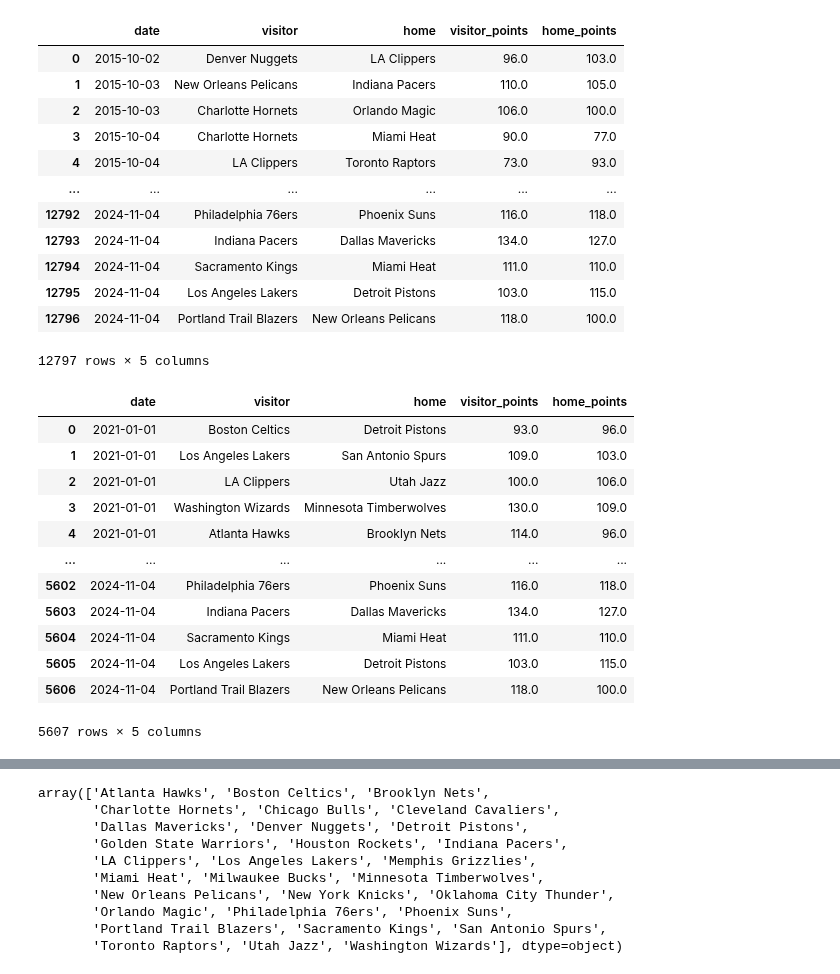
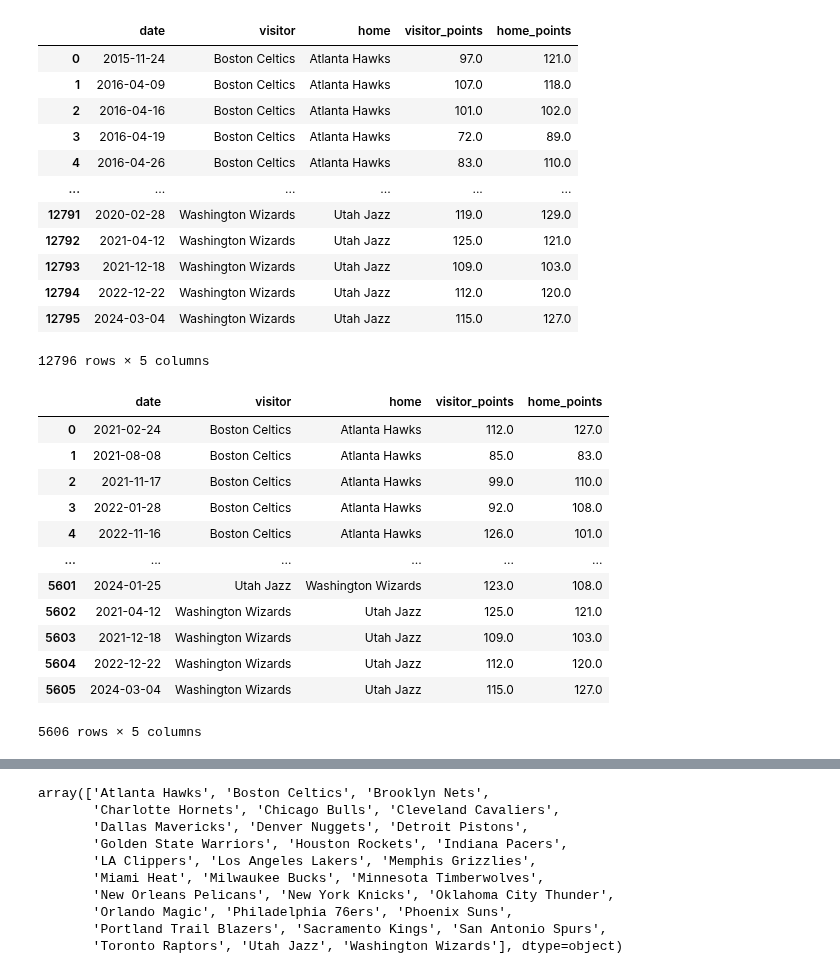
Before and after one commit to VincentGordon-Data-Analyst/nba-api, a Jupyter notebook: betting_analysis.ipynb, the cells around one changed output, grey strips where cells are left out. Drawn from its saved outputs; the diff is of its cells as text; code cells hidden in the pictures.

```diff
--- a/betting_analysis.ipynb
+++ b/betting_analysis.ipynb
@@ -5,22 +5,22 @@ import matplotlib.pyplot as plt
 import datetime as dt
 import statistics
 # %%
-df = pd.read_csv(f'./data/finalMergedSet.csv')
+df = pd.read_csv(f'./data/2015-2024_apiGameScores.csv')
 df
 # %% [output]
 |  | date | visitor | home | visitor_points | home_points |
-| 0 | 2015-10-02 | Denver Nuggets | LA Clippers | 96.0 | 103.0 |
-| 1 | 2015-10-03 | New Orleans Pelicans | Indiana Pacers | 110.0 | 105.0 |
-| 2 | 2015-10-03 | Charlotte Hornets | Orlando Magic | 106.0 | 100.0 |
-| 3 | 2015-10-04 | Charlotte Hornets | Miami Heat | 90.0 | 77.0 |
-| 4 | 2015-10-04 | LA Clippers | Toronto Raptors | 73.0 | 93.0 |
+| 0 | 2015-11-24 | Boston Celtics | Atlanta Hawks | 97.0 | 121.0 |
+| 1 | 2016-04-09 | Boston Celtics | Atlanta Hawks | 107.0 | 118.0 |
+| 2 | 2016-04-16 | Boston Celtics | Atlanta Hawks | 101.0 | 102.0 |
+| 3 | 2016-04-19 | Boston Celtics | Atlanta Hawks | 72.0 | 89.0 |
+| 4 | 2016-04-26 | Boston Celtics | Atlanta Hawks | 83.0 | 110.0 |
 | ... | ... | ... | ... | ... | ... |
-| 12792 | 2024-11-04 | Philadelphia 76ers | Phoenix Suns | 116.0 | 118.0 |
-| 12793 | 2024-11-04 | Indiana Pacers | Dallas Mavericks | 134.0 | 127.0 |
-| 12794 | 2024-11-04 | Sacramento Kings | Miami Heat | 111.0 | 110.0 |
-| 12795 | 2024-11-04 | Los Angeles Lakers | Detroit Pistons | 103.0 | 115.0 |
-| 12796 | 2024-11-04 | Portland Trail Blazers | New Orleans Pelicans | 118.0 | 100.0 |
+| 12791 | 2020-02-28 | Washington Wizards | Utah Jazz | 119.0 | 129.0 |
+| 12792 | 2021-04-12 | Washington Wizards | Utah Jazz | 125.0 | 121.0 |
+| 12793 | 2021-12-18 | Washington Wizards | Utah Jazz | 109.0 | 103.0 |
+| 12794 | 2022-12-22 | Washington Wizards | Utah Jazz | 112.0 | 120.0 |
+| 12795 | 2024-03-04 | Washington Wizards | Utah Jazz | 115.0 | 127.0 |
-12797 rows × 5 columns
+12796 rows × 5 columns
 # %%
 # Take games between chosen years
 start_year = 2021
@@ -37,18 +37,18 @@ filtered_df = filtered_df.reset_index(drop=True)
 filtered_df
 # %% [output]
 |  | date | visitor | home | visitor_points | home_points |
-| 0 | 2021-01-01 | Boston Celtics | Detroit Pistons | 93.0 | 96.0 |
-| 1 | 2021-01-01 | Los Angeles Lakers | San Antonio Spurs | 109.0 | 103.0 |
-| 2 | 2021-01-01 | LA Clippers | Utah Jazz | 100.0 | 106.0 |
-| 3 | 2021-01-01 | Washington Wizards | Minnesota Timberwolves | 130.0 | 109.0 |
-| 4 | 2021-01-01 | Atlanta Hawks | Brooklyn Nets | 114.0 | 96.0 |
+| 0 | 2021-02-24 | Boston Celtics | Atlanta Hawks | 112.0 | 127.0 |
+| 1 | 2021-08-08 | Boston Celtics | Atlanta Hawks | 85.0 | 83.0 |
+| 2 | 2021-11-17 | Boston Celtics | Atlanta Hawks | 99.0 | 110.0 |
+| 3 | 2022-01-28 | Boston Celtics | Atlanta Hawks | 92.0 | 108.0 |
+| 4 | 2022-11-16 | Boston Celtics | Atlanta Hawks | 126.0 | 101.0 |
 | ... | ... | ... | ... | ... | ... |
-| 5602 | 2024-11-04 | Philadelphia 76ers | Phoenix Suns | 116.0 | 118.0 |
-| 5603 | 2024-11-04 | Indiana Pacers | Dallas Mavericks | 134.0 | 127.0 |
-| 5604 | 2024-11-04 | Sacramento Kings | Miami Heat | 111.0 | 110.0 |
-| 5605 | 2024-11-04 | Los Angeles Lakers | Detroit Pistons | 103.0 | 115.0 |
-| 5606 | 2024-11-04 | Portland Trail Blazers | New Orleans Pelicans | 118.0 | 100.0 |
+| 5601 | 2024-01-25 | Utah Jazz | Washington Wizards | 123.0 | 108.0 |
+| 5602 | 2021-04-12 | Washington Wizards | Utah Jazz | 125.0 | 121.0 |
+| 5603 | 2021-12-18 | Washington Wizards | Utah Jazz | 109.0 | 103.0 |
+| 5604 | 2022-12-22 | Washington Wizards | Utah Jazz | 112.0 | 120.0 |
+| 5605 | 2024-03-04 | Washington Wizards | Utah Jazz | 115.0 | 127.0 |
-5607 rows × 5 columns
+5606 rows × 5 columns
 # %%
 def possible_outcome(dataframe, away_team, home_team, first_line):
     # Filter the dataframe for the specific matchup
```
Also changed, not shown: parts of 1 cell of this notebook, 6 other files.
